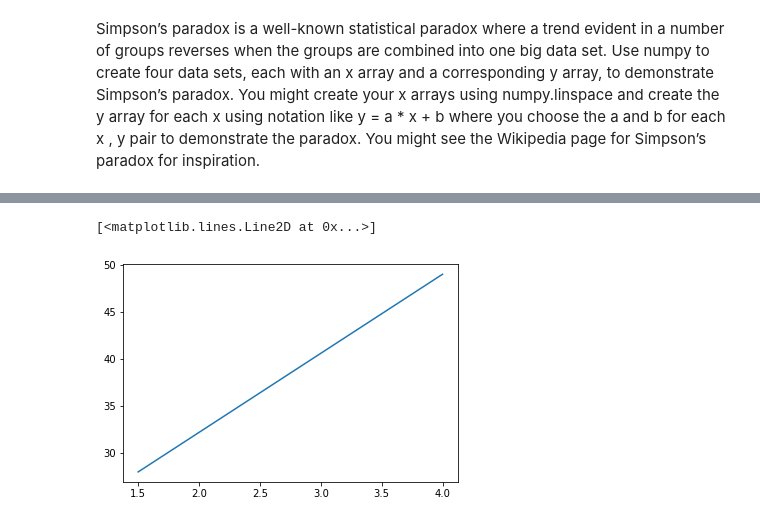
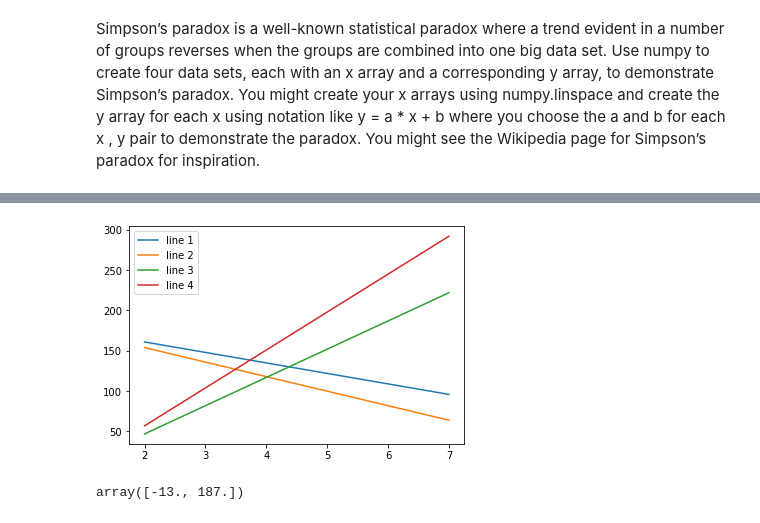
Before and after one commit to declanohara123/Fundamentals, a Jupyter notebook: Fundamentals of Data Analysis.ipynb, the cells around one changed output, grey strips where cells are left out. Drawn from its saved outputs; the diff is of its cells as text; code cells hidden in the pictures.

```diff
--- a/Fundamentals of Data Analysis.ipynb
+++ b/Fundamentals of Data Analysis.ipynb
@@ -172,6 +165,6 @@ plt.plot(x2, y2, label = "line 2")
 plt.plot(x3, y3, label = "line 3")
 plt.plot(x4, y4, label = "line 4")
 plt.legend()
-plt.plot(x1, regression line, label='regression line')
+plt.rcParams["figure.figsize"] = [20, 20]
 plt.show()
 # %% [output]
@@ -178,0 +171 @@ SyntaxError: invalid syntax (<ipython-input-97-a180a98eccf5>, line 6)
+[figure, added]
@@ -185,5 +172,5 @@ x5 = x1 + x2
-# %%
-plt.plot(x3, y1)
-# %% [output]
-[<matplotlib.lines.Line2D at 0x...>]
-[figure, removed]
+# %%
+coeffs1 = np.polyfit(x1, y1, 1)
+coeffs1
+# %% [output]
+array([-13., 187.])
```
Also changed, not shown: parts of 20 cells of this notebook.
